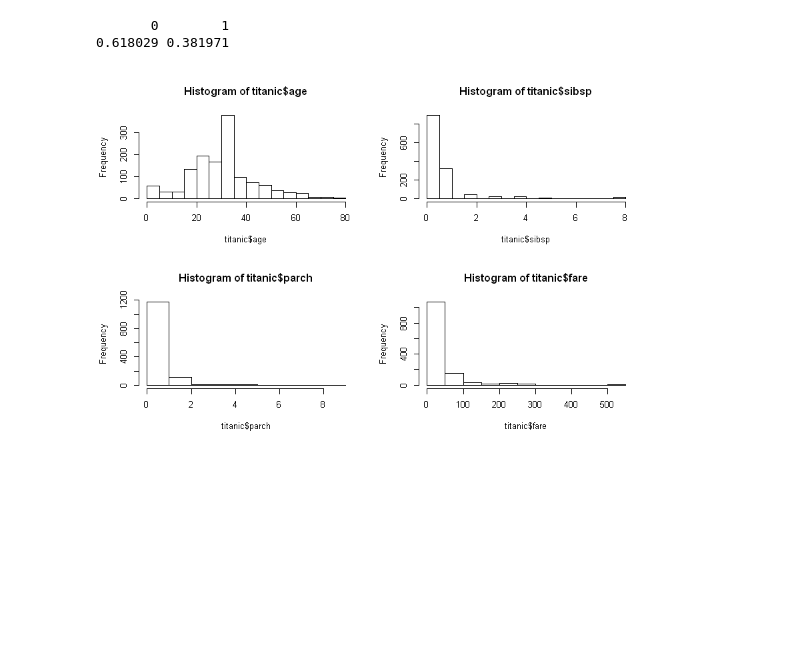
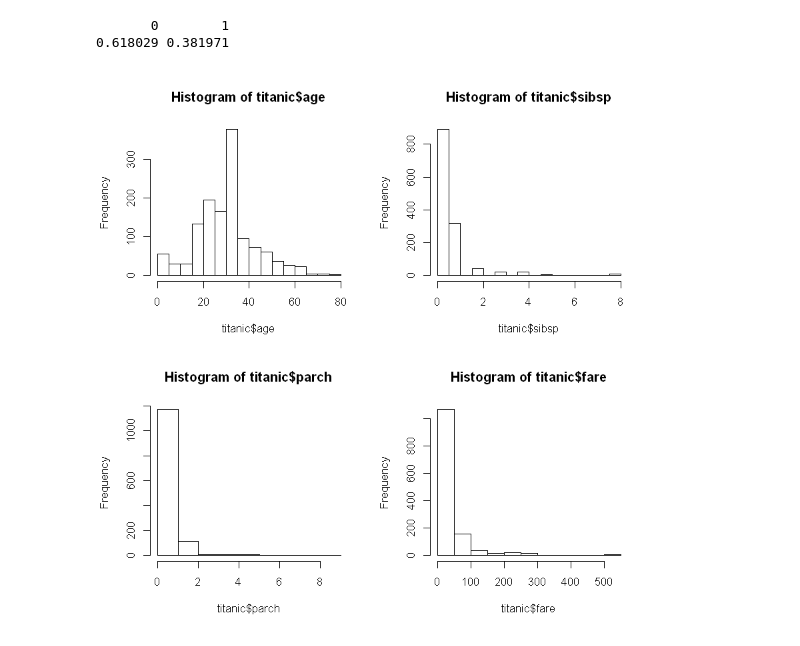
Before and after one commit to abedkhooli/ds2, a Jupyter notebook: titanic.ipynb, the cells around one changed output. Drawn from its saved outputs; the diff is of its cells as text; code cells hidden in the pictures.

```diff
--- a/titanic.ipynb
+++ b/titanic.ipynb
@@ -288,11 +288,11 @@ prop.table(table(titanic$survived))
        0        1
 0.618029 0.381971
 # %%
-par(mfrow=c(3,2))
+par(mfrow=c(2,2))
 # numeric only. can set to numeric - ex. titanic$feature <- as.numeric(titanic$feature)
 hist(titanic$age)
 hist(titanic$sibsp)
 hist(titanic$parch)
 hist(titanic$fare)
 # %% [output]
-[figure, old version]
+[figure, new version]
```
